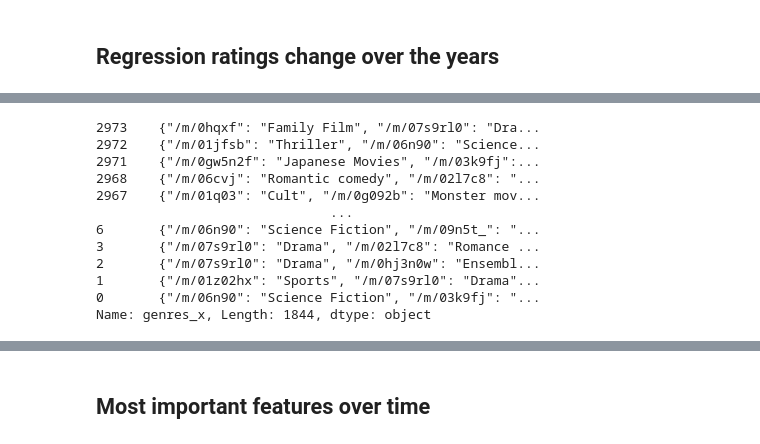
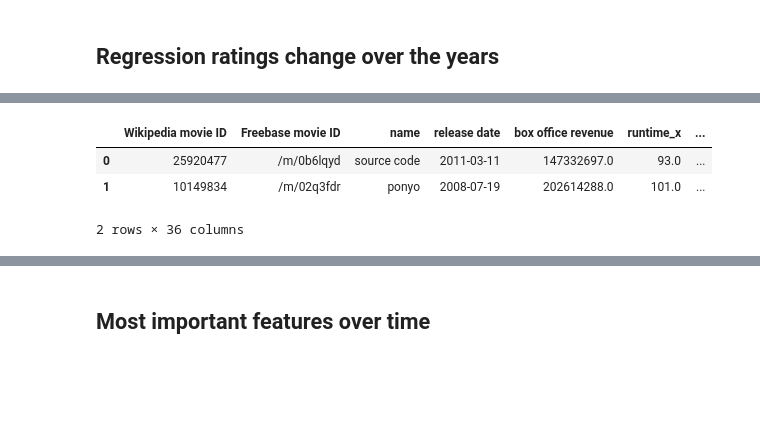
Before and after one commit to epfl-ada/ada-2023-project-msosm, a Jupyter notebook: main.ipynb, the cells around one changed output, grey strips where cells are left out. Drawn from its saved outputs; the diff is of its cells as text; code cells hidden in the pictures; blank space fills up the shorter version.

```diff
--- a/main.ipynb
+++ b/main.ipynb
@@ -433,16 +435,14 @@ ratings_metadata.head(1)
 1 rows × 22 columns
-# %%
-ratings_metadata['genres_x']
-# %% [output]
-2973    {"/m/0hqxf": "Family Film", "/m/07s9rl0": "Dra...
-2972    {"/m/01jfsb": "Thriller", "/m/06n90": "Science...
-2971    {"/m/0gw5n2f": "Japanese Movies", "/m/03k9fj":...
-2968    {"/m/06cvj": "Romantic comedy", "/m/02l7c8": "...
-2967    {"/m/01q03": "Cult", "/m/0g092b": "Monster mov...
-                              ...
-6       {"/m/06n90": "Science Fiction", "/m/09n5t_": "...
-3       {"/m/07s9rl0": "Drama", "/m/02l7c8": "Romance ...
-2       {"/m/07s9rl0": "Drama", "/m/0hj3n0w": "Ensembl...
-1       {"/m/01z02hx": "Sports", "/m/07s9rl0": "Drama"...
-0       {"/m/06n90": "Science Fiction", "/m/03k9fj": "...
-Name: genres_x, Length: 1844, dtype: object
+# %%
+metadata_df = pd.read_csv('data/movies.csv')
+
+metadata_df.name = metadata_df.name.str.lower()
+ratings_metadata.name = ratings_metadata.name.str.lower()
+
+ratings_metadata = ratings_metadata.merge(metadata_df, 'inner', on='name')
+ratings_metadata.head(2)
+# %% [output]
+|  | Wikipedia movie ID | Freebase movie ID | name | release date | box office revenue | runtime_x | ... |
+| 0 | 25920477 | /m/0b6lqyd | source code | 2011-03-11 | 147332697.0 | 93.0 | ... |
+| 1 | 10149834 | /m/02q3fdr | ponyo | 2008-07-19 | 202614288.0 | 101.0 | ... |
+2 rows × 36 columns
```
Also changed, not shown: parts of 18 cells of this notebook.
